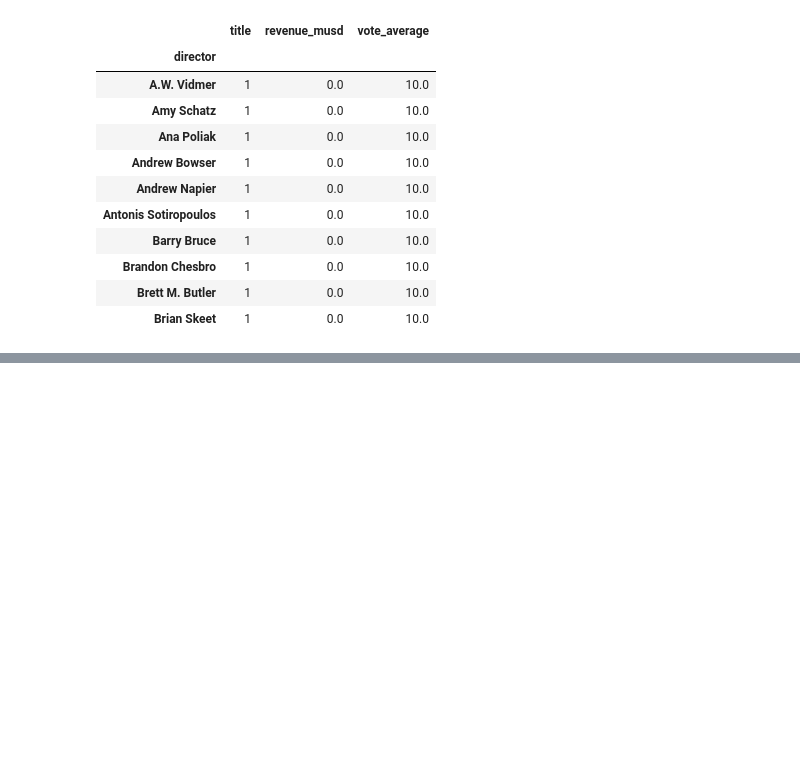
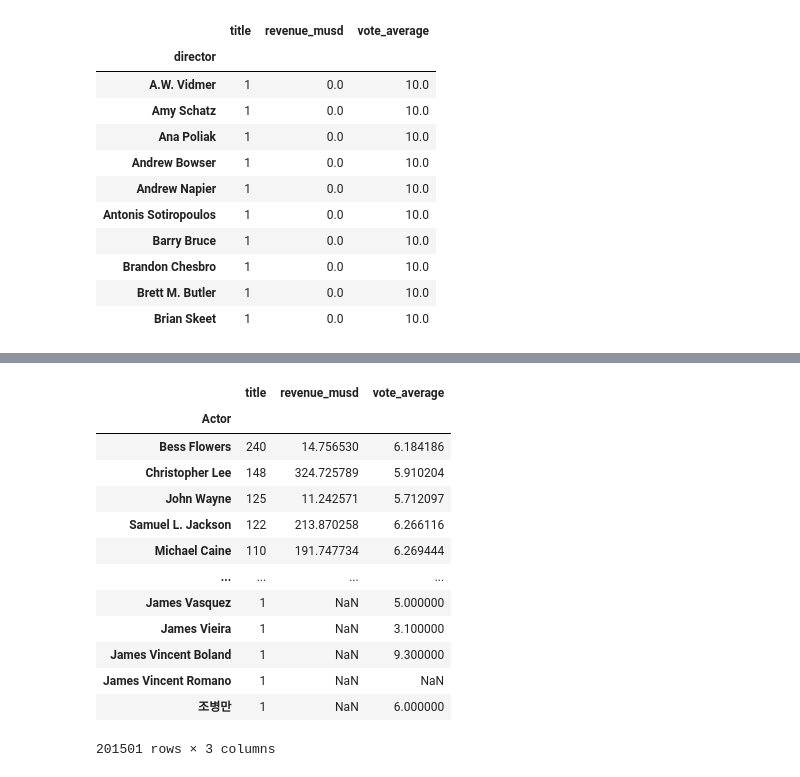
Before and after one commit to qviet1602/Python_project, a Jupyter notebook: Project_01_Materials/Project_01_ProjectBrief_blank.ipynb, the cells around one changed output, grey strips where cells are left out. Drawn from its saved outputs; the diff is of its cells as text; code cells hidden in the pictures; blank space fills up the shorter version.

```diff
--- a/Project_01_Materials/Project_01_ProjectBrief_blank.ipynb
+++ b/Project_01_Materials/Project_01_ProjectBrief_blank.ipynb
@@ -495,0 +535,24 @@ director.nlargest(n=10, columns = 'vote_average')
+# %%
+act = actor.stack().reset_index(level = 1, drop = True).to_frame()
+act.columns = ['Actor']
+# %%
+act = act.merge(movies[['title','revenue_musd','vote_average','popularity']],how = 'left', left_index = True, right_index = True)
+# %%
+outcome = act.groupby(by='Actor').agg({'title':'count','revenue_musd': 'mean','vote_average':'mean'})
+# %%
+outcome.sort_values(by='title', ascending = False)
+# %% [output]
+|  | title | revenue_musd | vote_average |
+| Actor |  |  |  |
+| Bess Flowers | 240 | 14.756530 | 6.184186 |
+| Christopher Lee | 148 | 324.725789 | 5.910204 |
+| John Wayne | 125 | 11.242571 | 5.712097 |
+| Samuel L. Jackson | 122 | 213.870258 | 6.266116 |
+| Michael Caine | 110 | 191.747734 | 6.269444 |
+| ... | ... | ... | ... |
+| James Vasquez | 1 | NaN | 5.000000 |
+| James Vieira | 1 | NaN | 3.100000 |
+| James Vincent Boland | 1 | NaN | 9.300000 |
+| James Vincent Romano | 1 | NaN | NaN |
+| 조병만 | 1 | NaN | 6.000000 |
+201501 rows × 3 columns
```
Also changed, not shown: parts of 6 cells of this notebook.
